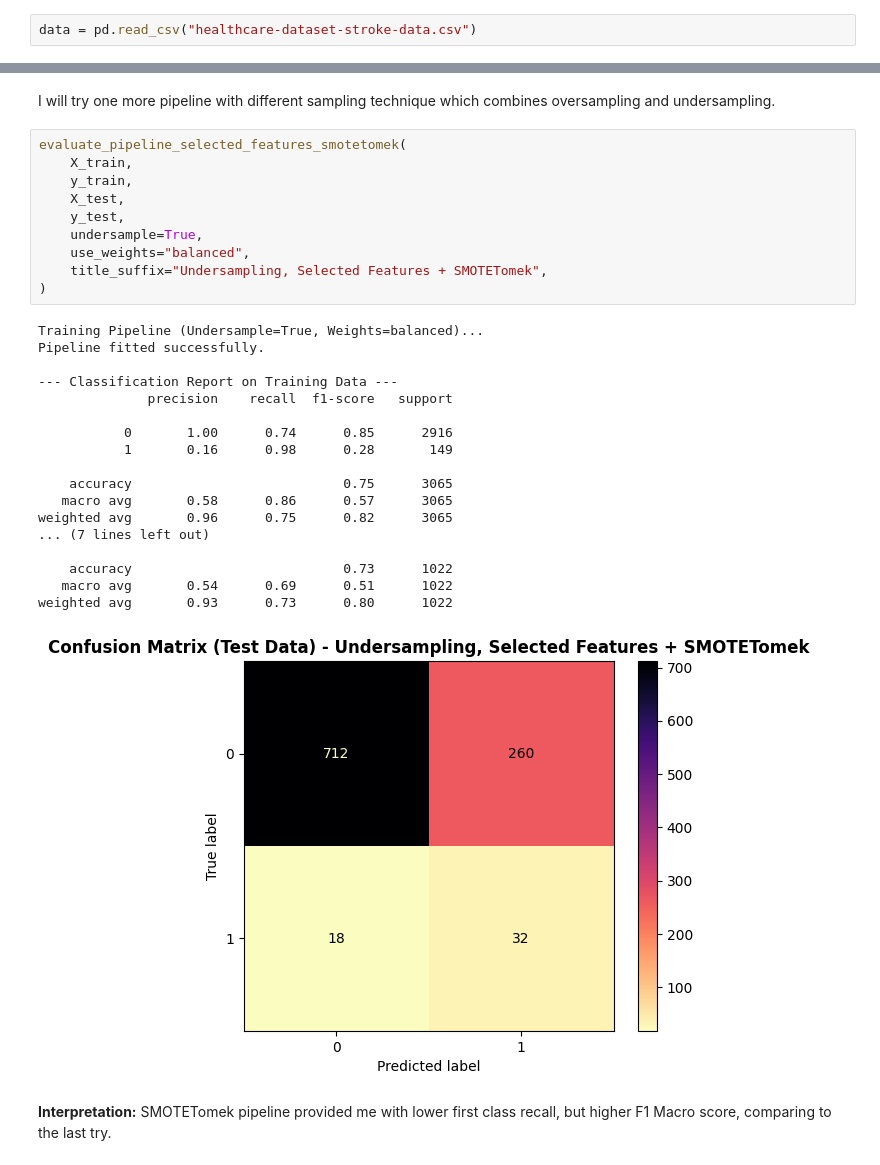
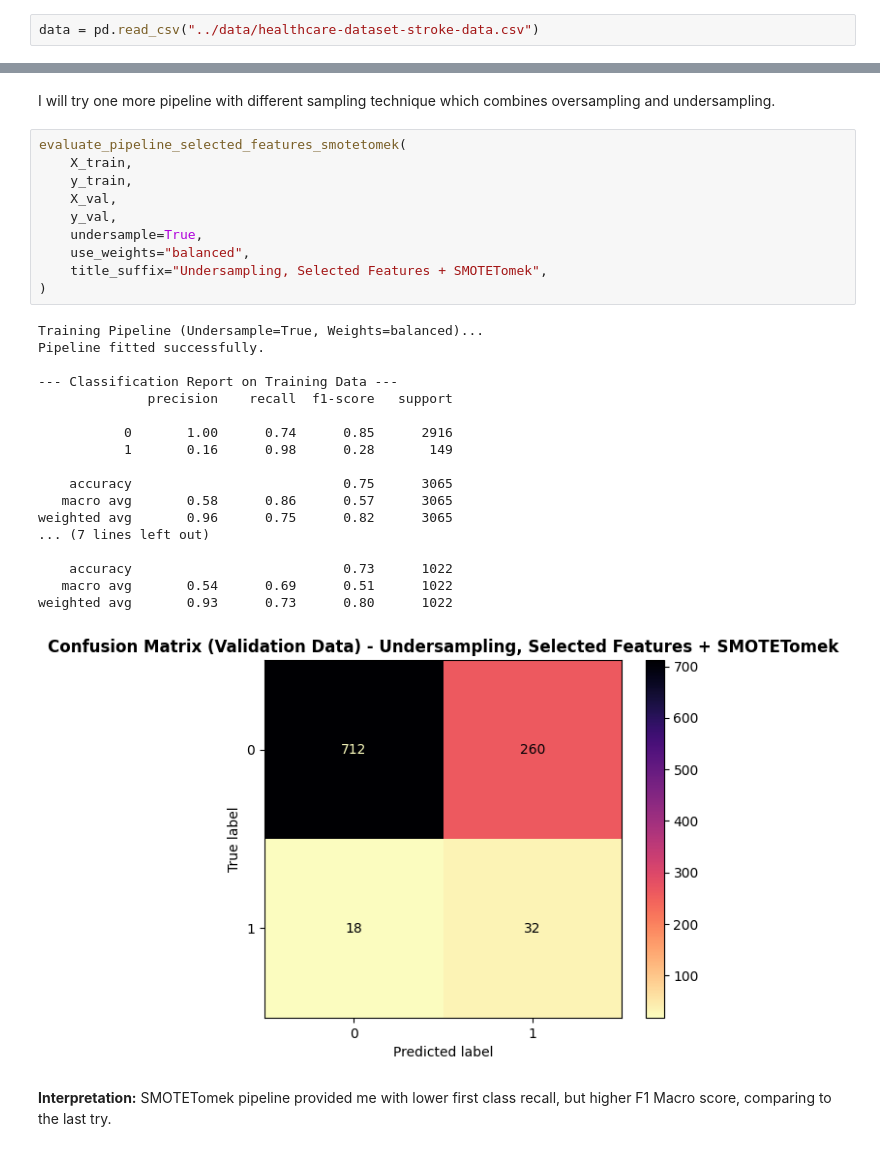
Before and after one commit to Duccard/stroke_risk_prediction, a Jupyter notebook: notebooks/stroke_prediction_model.ipynb, the cells around one changed output, grey strips where cells are left out. Cells and saved outputs as stored; diff of their text form.

```diff
--- a/notebooks/stroke_prediction_model.ipynb
+++ b/notebooks/stroke_prediction_model.ipynb
@@ -204,7 +208,7 @@ Data source is Kaggle: https://www.kaggle.com/datasets/fedesoriano/stroke-predic
 # %% [markdown]
 Loading the data and making a copy of it:
 # %%
-data = pd.read_csv("healthcare-dataset-stroke-data.csv")
+data = pd.read_csv("../data/healthcare-dataset-stroke-data.csv")
 # %%
 df = data.copy()
 # %% [markdown]
@@ -1409,32 +1413,32 @@ I will try one more pipeline with different sampling technique which combines ov
 # %%
 evaluate_pipeline_selected_features_smotetomek(
     X_train,
     y_train,
-    X_test,
-    y_test,
+    X_val,
+    y_val,
     undersample=True,
     use_weights="balanced",
     title_suffix="Undersampling, Selected Features + SMOTETomek",
 )
 # %% [output]
 Training Pipeline (Undersample=True, Weights=balanced)...
 Pipeline fitted successfully.
 
 --- Classification Report on Training Data ---
               precision    recall  f1-score   support
 
            0       1.00      0.74      0.85      2916
            1       0.16      0.98      0.28       149
 
     accuracy                           0.75      3065
    macro avg       0.58      0.86      0.57      3065
 weighted avg       0.96      0.75      0.82      3065
 ... (7 lines left out)
 
     accuracy                           0.73      1022
    macro avg       0.54      0.69      0.51      1022
 weighted avg       0.93      0.73      0.80      1022
-[figure, old version]
+[figure, new version]
 # %% [markdown]
 **Interpretation:** SMOTETomek pipeline provided me with lower first class recall, but higher F1 Macro score, comparing to the last try.
 # %% [markdown]
```
Also changed, not shown: parts of 17 cells of this notebook, 3 other files.
